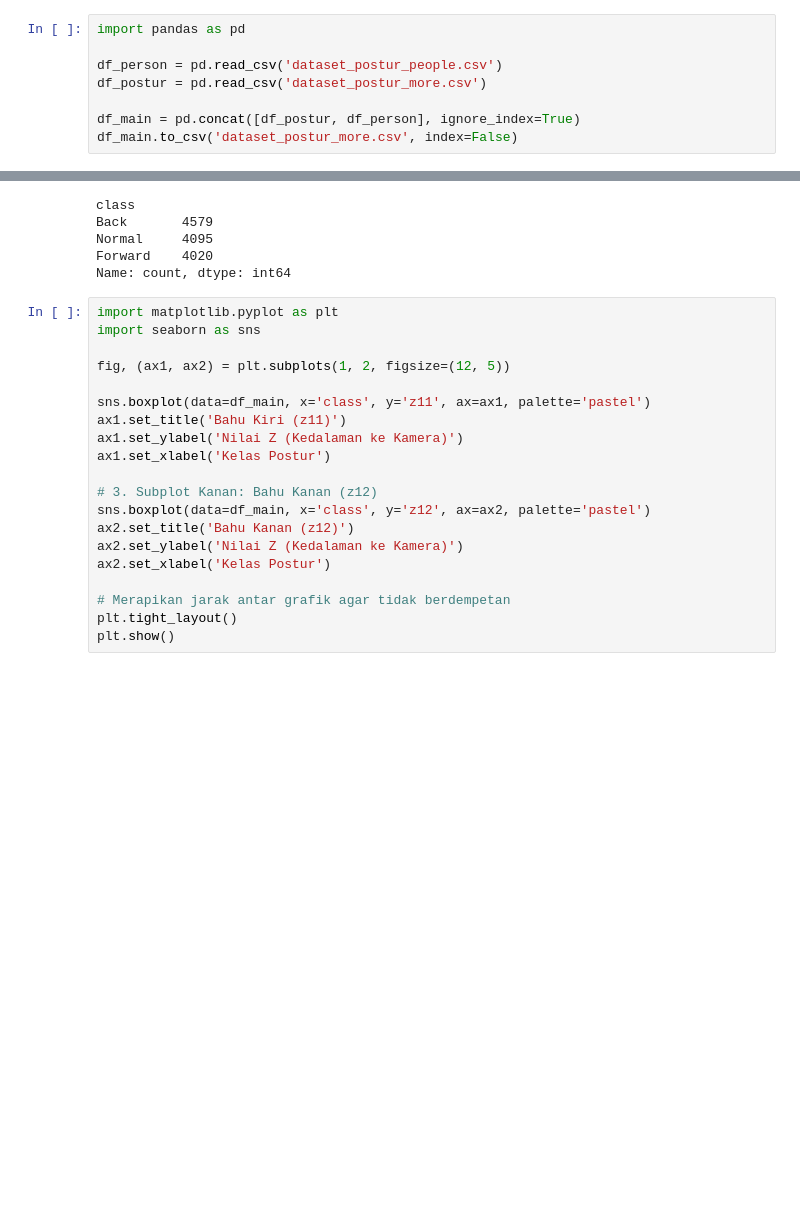
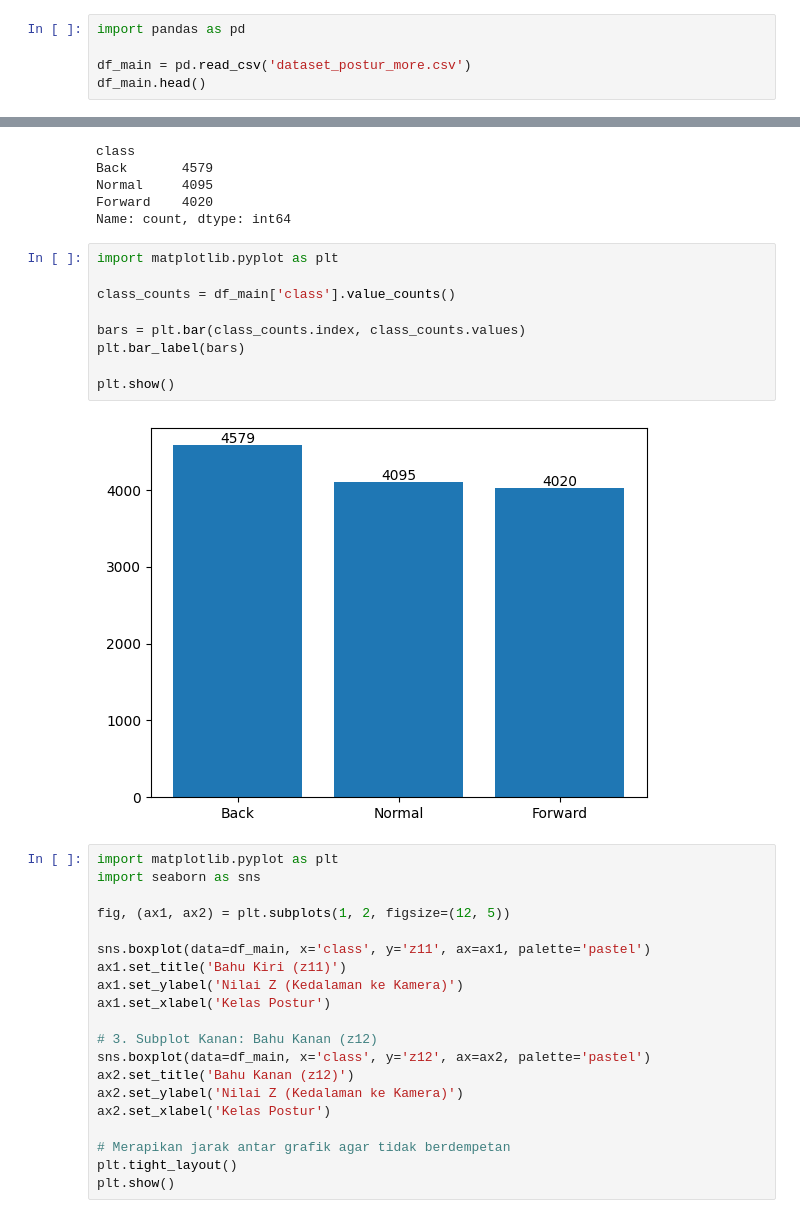
Before and after one commit to JasonNicholas07/posture-detection, a Jupyter notebook: data/eda_posture.ipynb, the cells around one changed output, grey strips where cells are left out. Cells and saved outputs as stored; diff of their text form; blank space fills up the shorter version.

```diff
--- a/eda_posture.ipynb
+++ b/data/eda_posture.ipynb
@@ -8,8 +10,5 @@ import seaborn as sns
 # %%
 import pandas as pd
 
-df_person = pd.read_csv('dataset_postur_people.csv')
-df_postur = pd.read_csv('dataset_postur_more.csv')
-
-df_main = pd.concat([df_postur, df_person], ignore_index=True)
-df_main.to_csv('dataset_postur_more.csv', index=False)
+df_main = pd.read_csv('dataset_postur_more.csv')
+df_main.head()
@@ -26,6 +33,17 @@ Back       4579
 Normal     4095
 Forward    4020
 Name: count, dtype: int64
+# %%
+import matplotlib.pyplot as plt
+
+class_counts = df_main['class'].value_counts()
+
+bars = plt.bar(class_counts.index, class_counts.values)
+plt.bar_label(bars)
+
+plt.show()
+# %% [output]
+[figure, added]
 # %%
 import matplotlib.pyplot as plt
 import seaborn as sns
```
Also changed, not shown: parts of 2 cells of this notebook, 21 other files.
